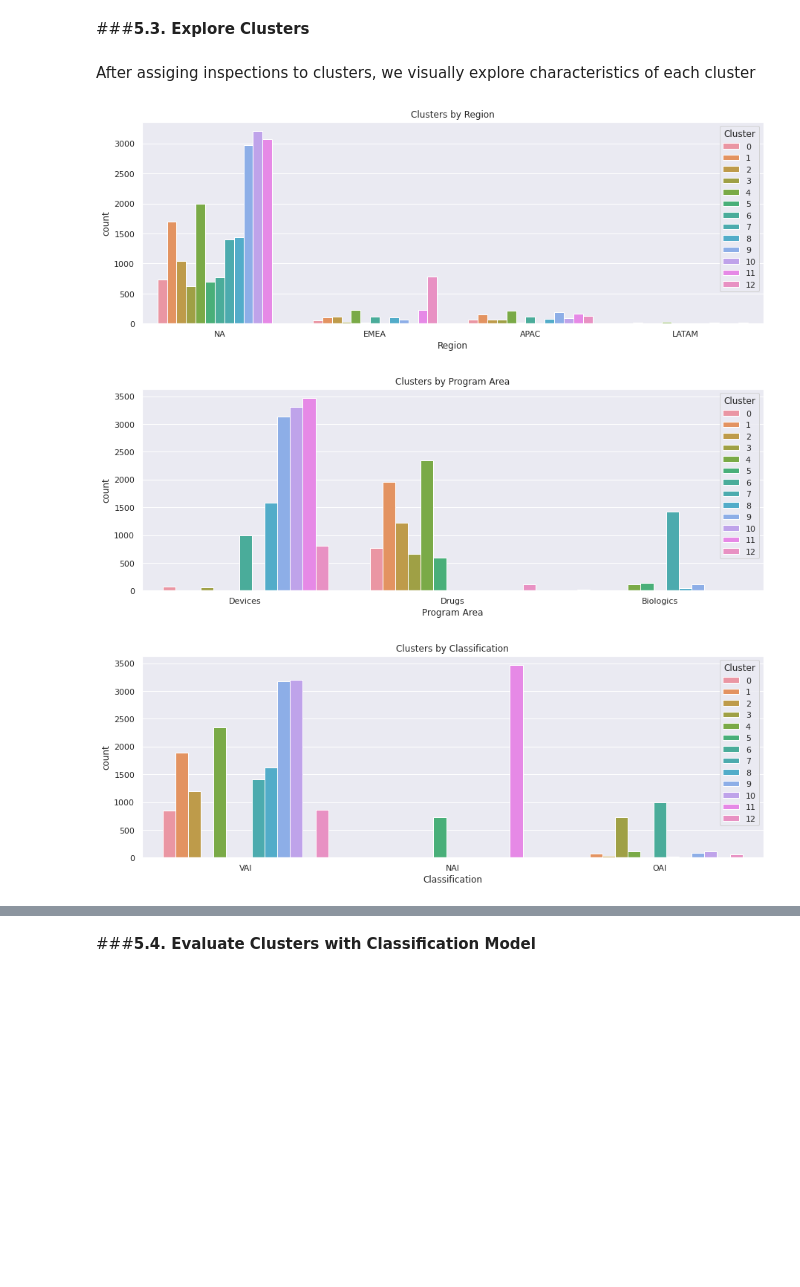
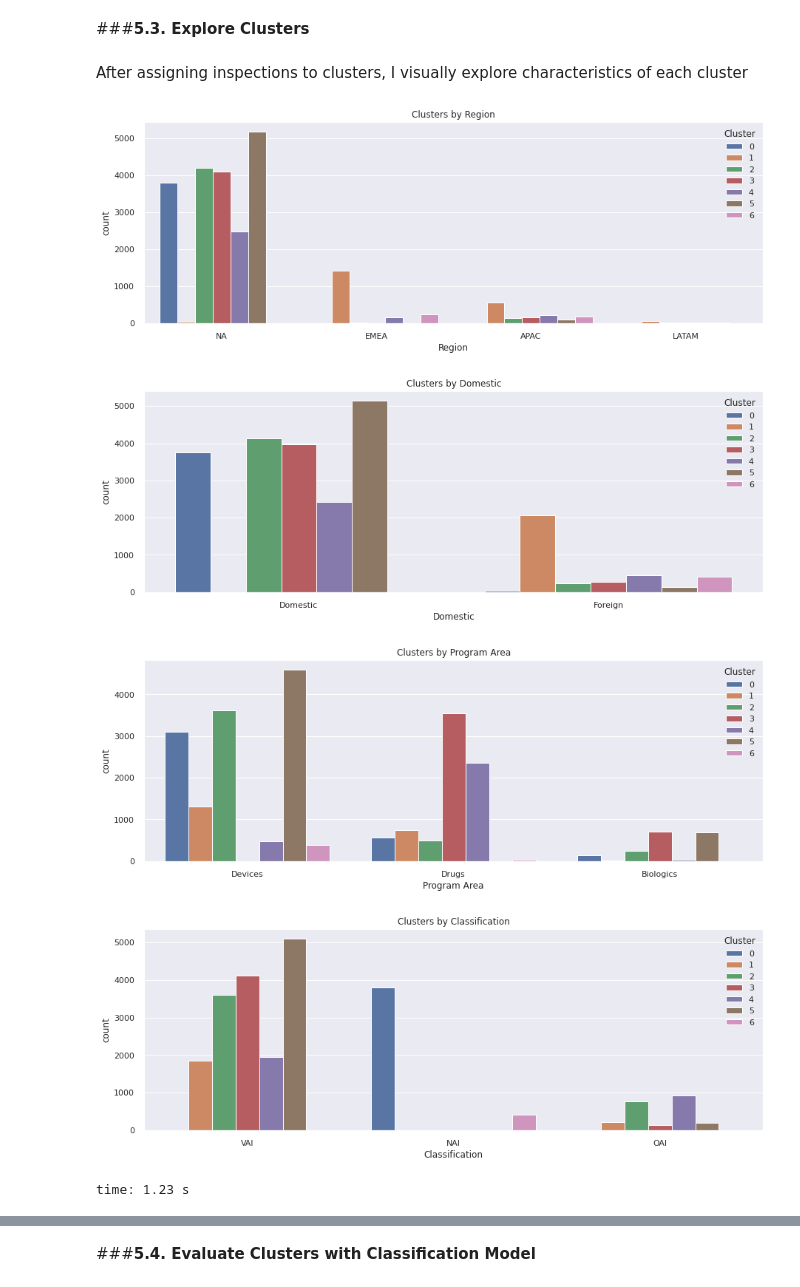
Before and after one commit to hugo-ta/Regulatory-Inspections, a Jupyter notebook: FDA_Observations_Cluster_Analysis_KPrototypes_UMAP.ipynb, the cells around one changed output, grey strips where cells are left out. Saved outputs shown, nothing was run; the diff lists cells and outputs as text; code cells hidden in the pictures; blank space fills up the shorter version.

```diff
--- a/FDA_Observations_Cluster_Analysis_KPrototypes_UMAP.ipynb
+++ b/FDA_Observations_Cluster_Analysis_KPrototypes_UMAP.ipynb
@@ -425,11 +475,11 @@ final_data = count_citation(df).drop(columns=['Inspection End Date','Domestic',
 # %%
 # Preprocess numeric features
-num_cols = final_data.select_dtypes(exclude='object')
+num_cols = umap_data.select_dtypes(exclude='object')
 for col in num_cols.columns:
   pt = PowerTransformer() # Transforms datapoints for Gaussian-like distribution
   num_cols.loc[:, col] = pt.fit_transform(np.array(num_cols[col]).reshape(-1, 1))
 
 # Preprocess categorical features
-cat_cols = final_data.select_dtypes(include='object')
+cat_cols = umap_data.select_dtypes(include='object')
 cat_cols = pd.get_dummies(cat_cols)
 # %% [output]
@@ -478,11 +529,17 @@ We use K-Prototypes, not K-Modes or K-Means, to accommodate mixed type data (num
 # %%
 def feature_index(df, select_dtype='int'):
-  """Returns list of indices by dataframe column dtype
-  Inputs:
+  """
+  Function returns list of indices by dataframe column dtype
+  Parameters
+  ----------
     df = dataframe
-    select_dtype = 'int' for numeric columns or 'object' for categorical columns
+    select_dtype = {string} 'int' returns indices for numeric columns;
+      'object' returns indices for categorical columns;
       default is 'int'
-  Output: list object of dataframe indices"""
+  Returns
+  -------
+    feature_index: {list} list of indices
+  """
   df_new = (df.dtypes.to_frame().reset_index()
            ).rename(columns={'index':'feature', 0:'dtype'})
   if select_dtype == 'int':
@@ -493,5 +552,9 @@ def feature_index(df, select_dtype='int'):
 # %%
-df_kproto = final_data.copy()
+# Drop date and firm name due to high cardinality
+df_kproto = count_citation(df).drop(columns=['Inspection End Date','Firm Name'])
+
+# Select optimal K from UMAP scatterplot
+K_umap = 7
 
 # Preprocess numeric features
 for col in df_kproto.select_dtypes(exclude='object').columns:
@@ -499,10 +562,9 @@ for col in df_kproto.select_dtypes(exclude='object').columns:
   df_kproto[col] =  pt.fit_transform(np.array(df_kproto[col]).reshape(-1, 1))
 
 # K-Prototype clustering
-kproto = KPrototypes(n_clusters=K_umap, init='Cao', n_jobs=-1)
+kproto = KPrototypes(random_state=0, n_clusters=K_umap, init='Cao', n_jobs=-1)
 clusters = kproto.fit_predict(df_kproto, categorical=feature_index(df_kproto, select_dtype='object'))
 
-# Assign cluster label to dataframe
+# Assign cluster label to dataframes
 df_kproto['Cluster'] = kproto.labels_
-df_kproto
 # %% [output]
@@ -533,20 +584,33 @@ plt.show()
 # %% [markdown]
 ###**5.3. Explore Clusters**
 # %% [markdown]
-After assiging inspections to clusters, we visually explore characteristics of each cluster
+After assigning inspections to clusters, I visually explore characteristics of each cluster
 # %%
 def cluster_summary_plot(df, feature):
+  """
+  Function plots inspection count ordered by 'feature' and colored by cluster
+  Parameters
+  ----------
+    df = dataframe
+    feature = {string} feature name
+  Returns
+  -------
+    seaborn countplot
+  """
   plt.subplots(figsize = (15,5))
   sns.countplot(x=df[feature],
                 order=df[feature].value_counts().index,
                 hue=df['Cluster'])
   plt.title(f'Clusters by {feature}')
   plt.show()
 
-for col in [col for col in list(df_kproto.columns) if col not in ['Cluster', 'Citations']]:
+# Loop through Region, Domestic, Program Area, and Classification features to countplot
+for col in [col for col in list(df_kproto.columns) if col not in ['Cluster', 'Citations', 'Country']]:
   cluster_summary_plot(df_kproto, feature=col)
 # %% [output]
-[figure, old version]
+[figure, new version]
-[figure, old version]
+[figure, new version]
-[figure, old version]
+[figure, new version]
+[figure, added]
+time: 1.23 s
 # %%
```
Also changed, not shown: parts of 53 cells of this notebook.
